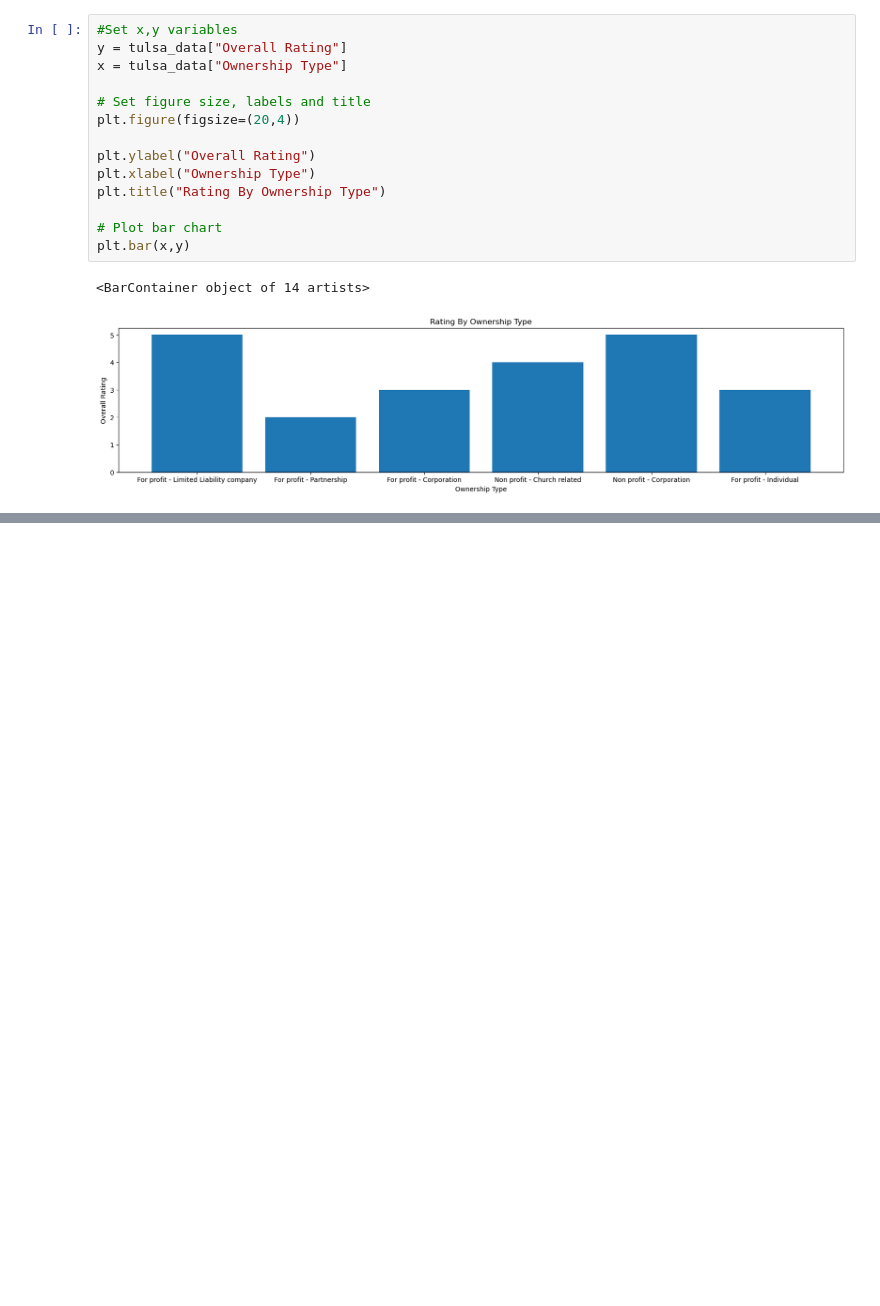
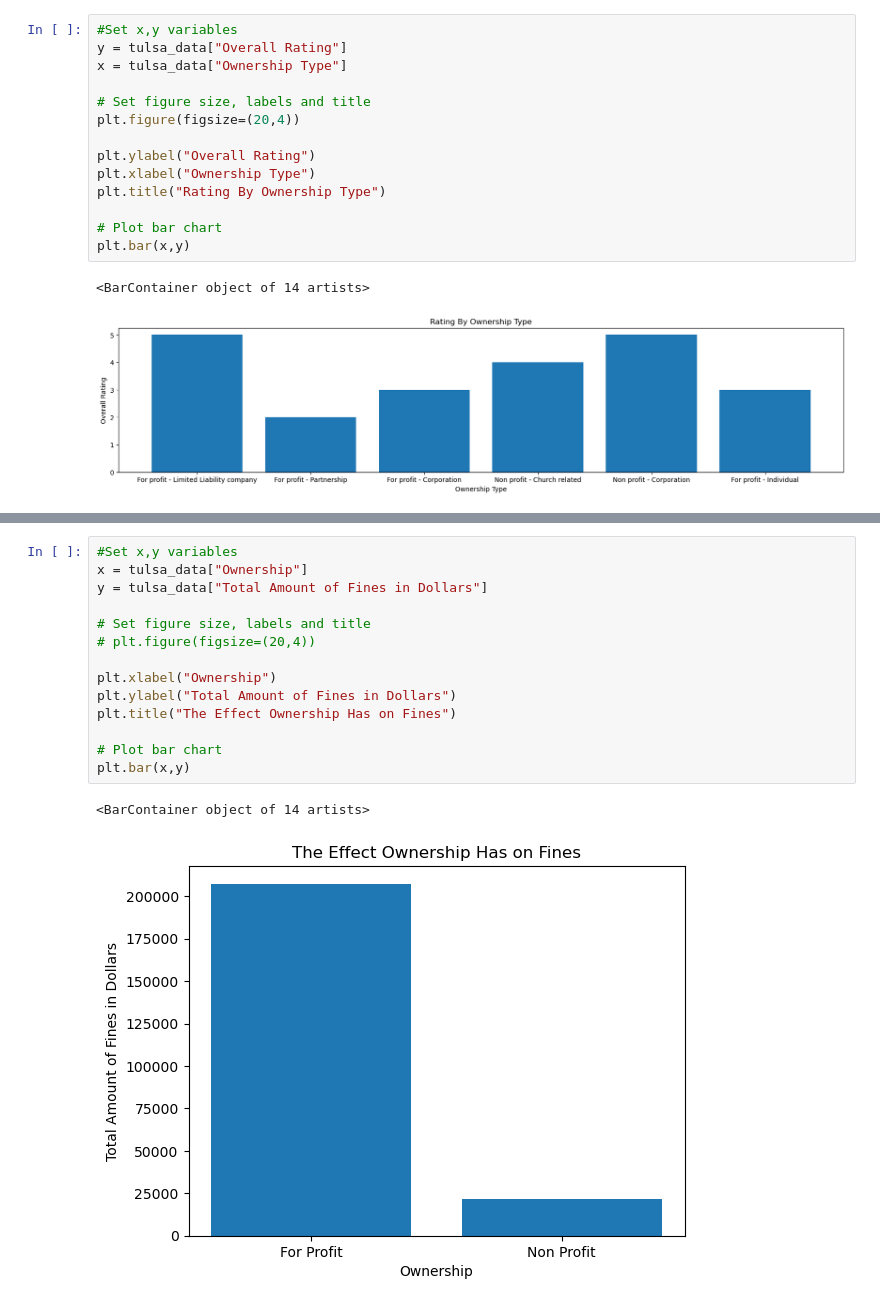
Before and after one commit to wanderfarther/Project_1, a Jupyter notebook: nursing_home_comparisonsDM.ipynb, the cells around one changed output, grey strips where cells are left out. Saved outputs shown, nothing was run; the diff lists cells and outputs as text; blank space fills up the shorter version.

Commit message:
Second graph

```diff
--- a/nursing_home_comparisonsDM.ipynb
+++ b/nursing_home_comparisonsDM.ipynb
@@ -170,0 +151,17 @@ plt.scatter(x,y)
+# %%
+#Set x,y variables
+x = tulsa_data["Ownership"]
+y = tulsa_data["Total Amount of Fines in Dollars"]
+
+# Set figure size, labels and title
+# plt.figure(figsize=(20,4))
+
+plt.xlabel("Ownership")
+plt.ylabel("Total Amount of Fines in Dollars")
+plt.title("The Effect Ownership Has on Fines")
+
+# Plot bar chart
+plt.bar(x,y)
+# %% [output]
+<BarContainer object of 14 artists>
+[figure, added]
```
Also changed, not shown: parts of 6 cells of this notebook.
